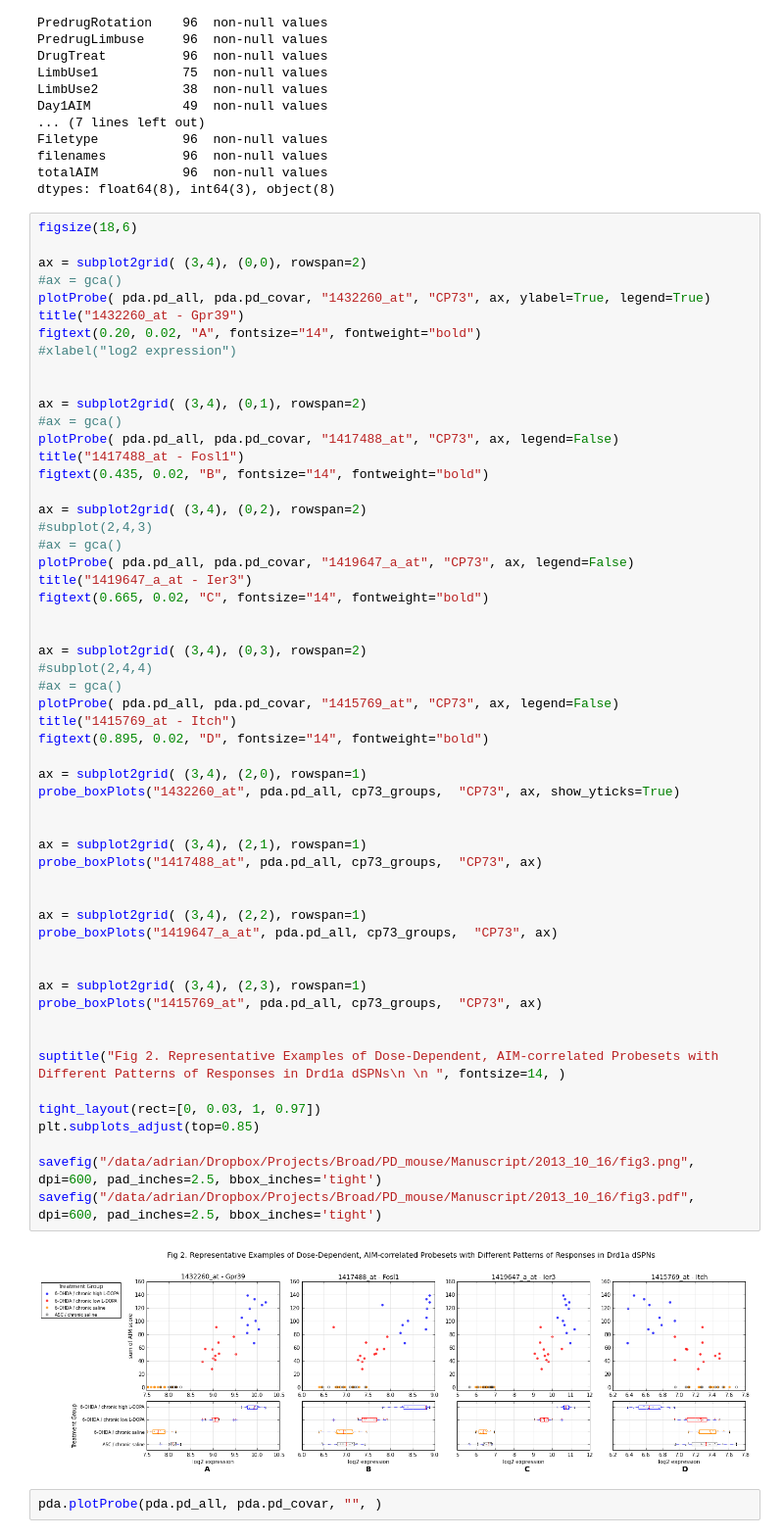
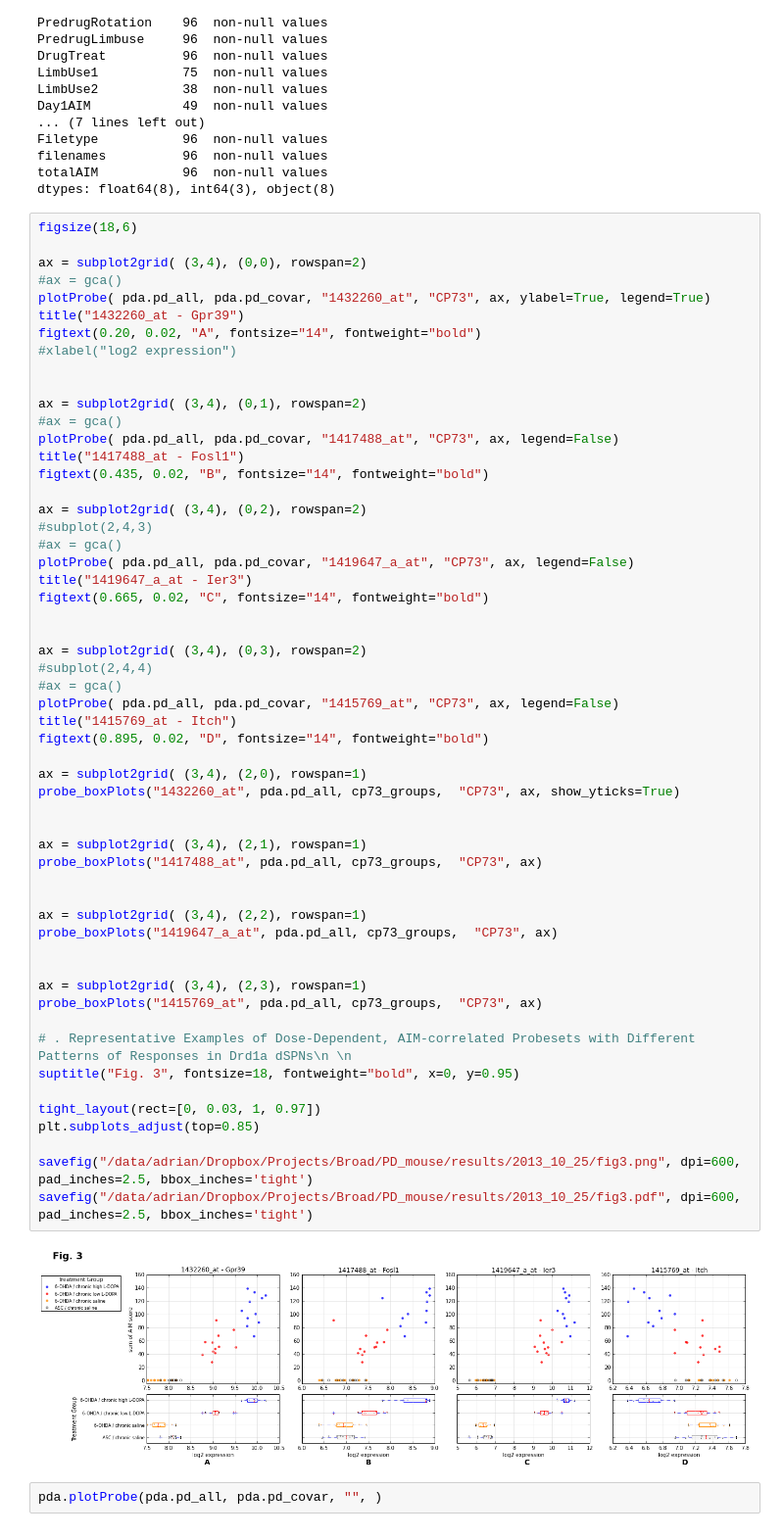
Before and after one commit to aheilbut/pdmouse, a Jupyter notebook: py/pd_supp_tables.ipynb, the cells around one changed output. Shown at 98% size. Cells and saved outputs as stored; diff of their text form.

```diff
--- a/py/pd_supp_tables.ipynb
+++ b/py/pd_supp_tables.ipynb
@@ -2428,38 +2606,38 @@ title("1419647_a_at - Ier3")
 figtext(0.665, 0.02, "C", fontsize="14", fontweight="bold")
 
 
 ax = subplot2grid( (3,4), (0,3), rowspan=2)
 #subplot(2,4,4)
 #ax = gca()
 plotProbe( pda.pd_all, pda.pd_covar, "1415769_at", "CP73", ax, legend=False)
 title("1415769_at - Itch")
 figtext(0.895, 0.02, "D", fontsize="14", fontweight="bold")
 
 ax = subplot2grid( (3,4), (2,0), rowspan=1)
 probe_boxPlots("1432260_at", pda.pd_all, cp73_groups,  "CP73", ax, show_yticks=True)
 
 
 ax = subplot2grid( (3,4), (2,1), rowspan=1)
 probe_boxPlots("1417488_at", pda.pd_all, cp73_groups,  "CP73", ax)
 
 
 ax = subplot2grid( (3,4), (2,2), rowspan=1)
 probe_boxPlots("1419647_a_at", pda.pd_all, cp73_groups,  "CP73", ax)
 
 
 ax = subplot2grid( (3,4), (2,3), rowspan=1)
 probe_boxPlots("1415769_at", pda.pd_all, cp73_groups,  "CP73", ax)
 
-
-suptitle("Fig 2. Representative Examples of Dose-Dependent, AIM-correlated Probesets with Different Patterns of Responses in Drd1a dSPNs\n \n ", fontsize=14, )
+# . Representative Examples of Dose-Dependent, AIM-correlated Probesets with Different Patterns of Responses in Drd1a dSPNs\n \n
+suptitle("Fig. 3", fontsize=18, fontweight="bold", x=0, y=0.95)
 
 tight_layout(rect=[0, 0.03, 1, 0.97])
 plt.subplots_adjust(top=0.85)
 
-savefig("/data/adrian/Dropbox/Projects/Broad/PD_mouse/Manuscript/2013_10_16/fig3.png", dpi=600, pad_inches=2.5, bbox_inches='tight')
-savefig("/data/adrian/Dropbox/Projects/Broad/PD_mouse/Manuscript/2013_10_16/fig3.pdf", dpi=600, pad_inches=2.5, bbox_inches='tight')
+savefig("/data/adrian/Dropbox/Projects/Broad/PD_mouse/results/2013_10_25/fig3.png", dpi=600, pad_inches=2.5, bbox_inches='tight')
+savefig("/data/adrian/Dropbox/Projects/Broad/PD_mouse/results/2013_10_25/fig3.pdf", dpi=600, pad_inches=2.5, bbox_inches='tight')
 # %% [output]
-[figure, old version]
+[figure, new version]
 # %%
 pda.plotProbe(pda.pd_all, pda.pd_covar, "", )
 # %%
```
Also changed, not shown: parts of 76 cells of this notebook, 6 other files.
